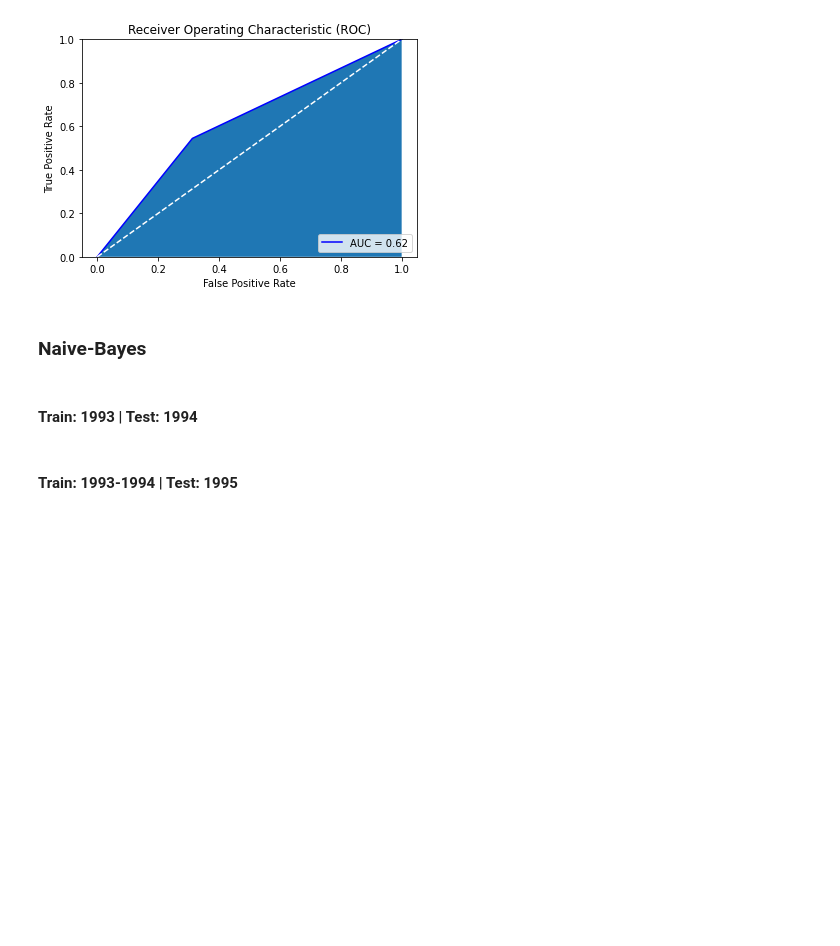
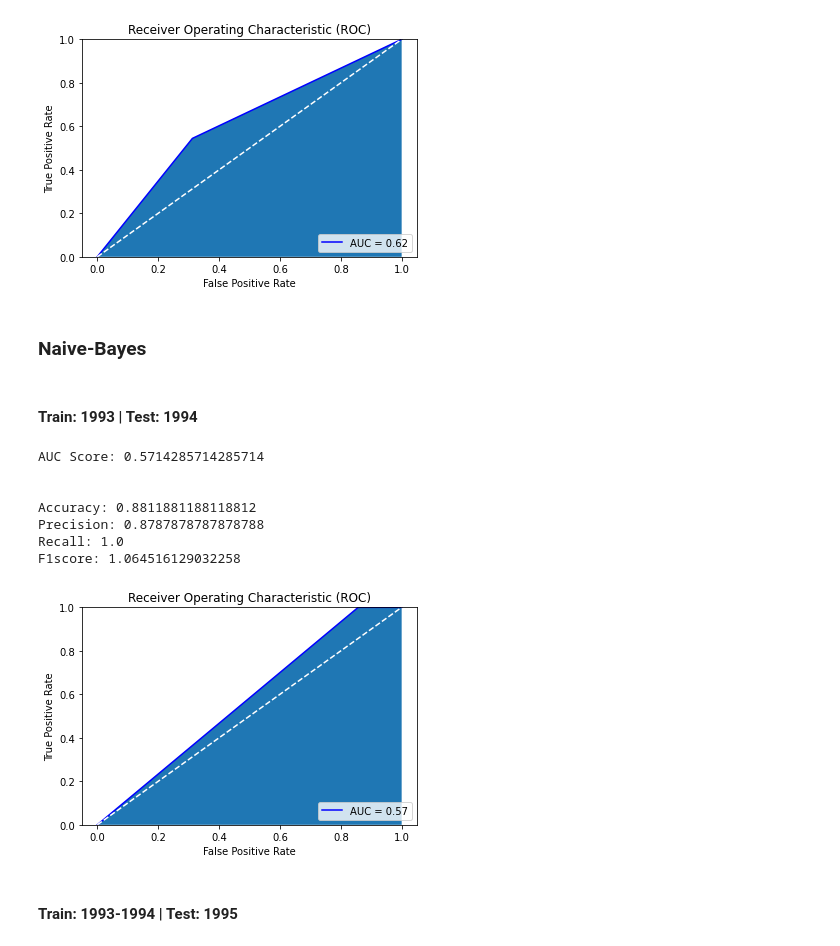
Before and after one commit to RicardoBoia2017/FEUP_ECAC, a Jupyter notebook: Project.ipynb, the cells around one changed output. Cells and saved outputs as stored; diff of their text form; code cells hidden in the pictures; blank space fills up the shorter version.

```diff
--- a/Project.ipynb
+++ b/Project.ipynb
@@ -230,7 +230,17 @@ F1score: 0.7453416149068324
 # %%
 model = GaussianNB()
 train = original_loan_per_year[1993].copy()
 test = original_loan_per_year[1994].copy()
+model_performance(model, train, test, normalize = True)
+# %% [output]
+AUC Score: 0.5714285714285714
+
+
+Accuracy: 0.8811881188118812
+Precision: 0.8787878787878788
+Recall: 1.0
+F1score: 1.064516129032258
+[figure, added]
 # %% [markdown]
 #### Train: 1993-1994 | Test: 1995
 # %%
```
Also changed, not shown: parts of 7 cells of this notebook.
